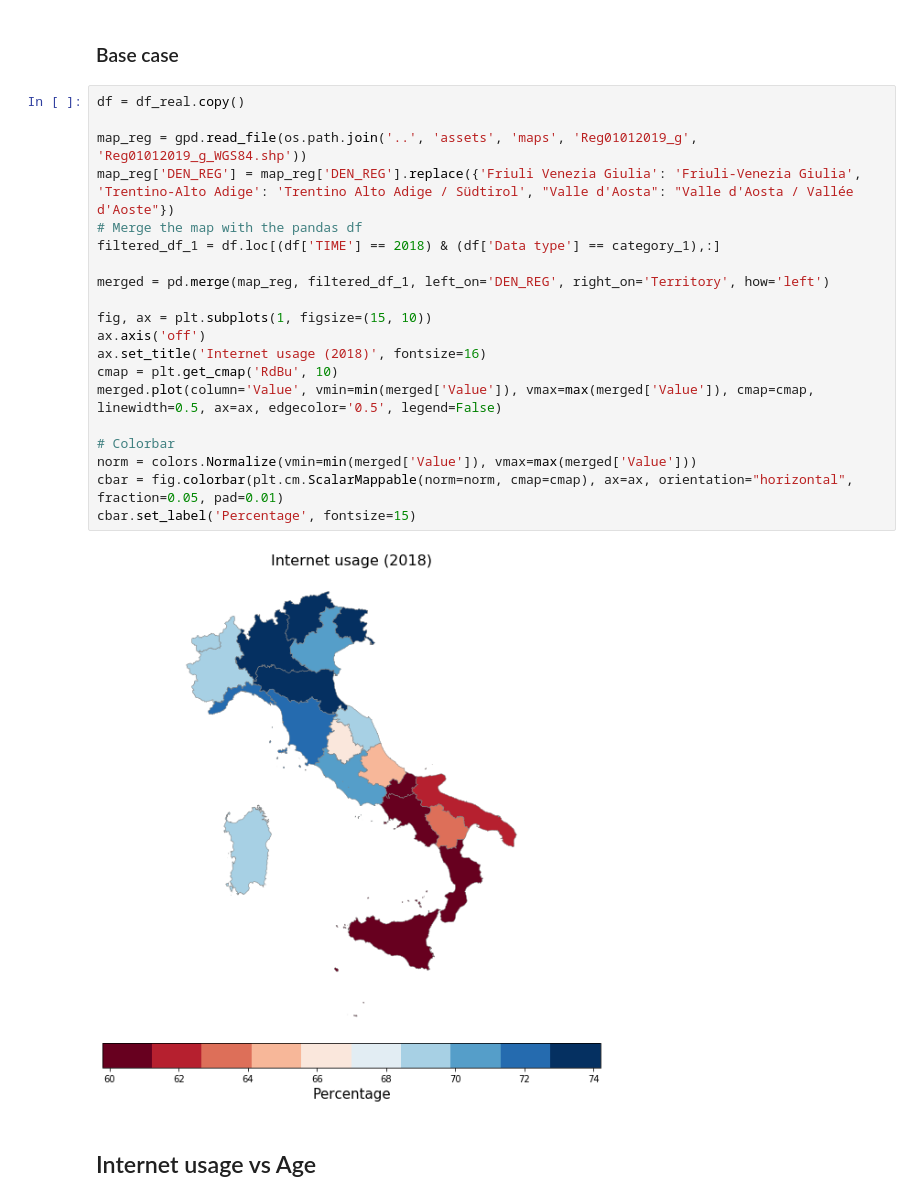
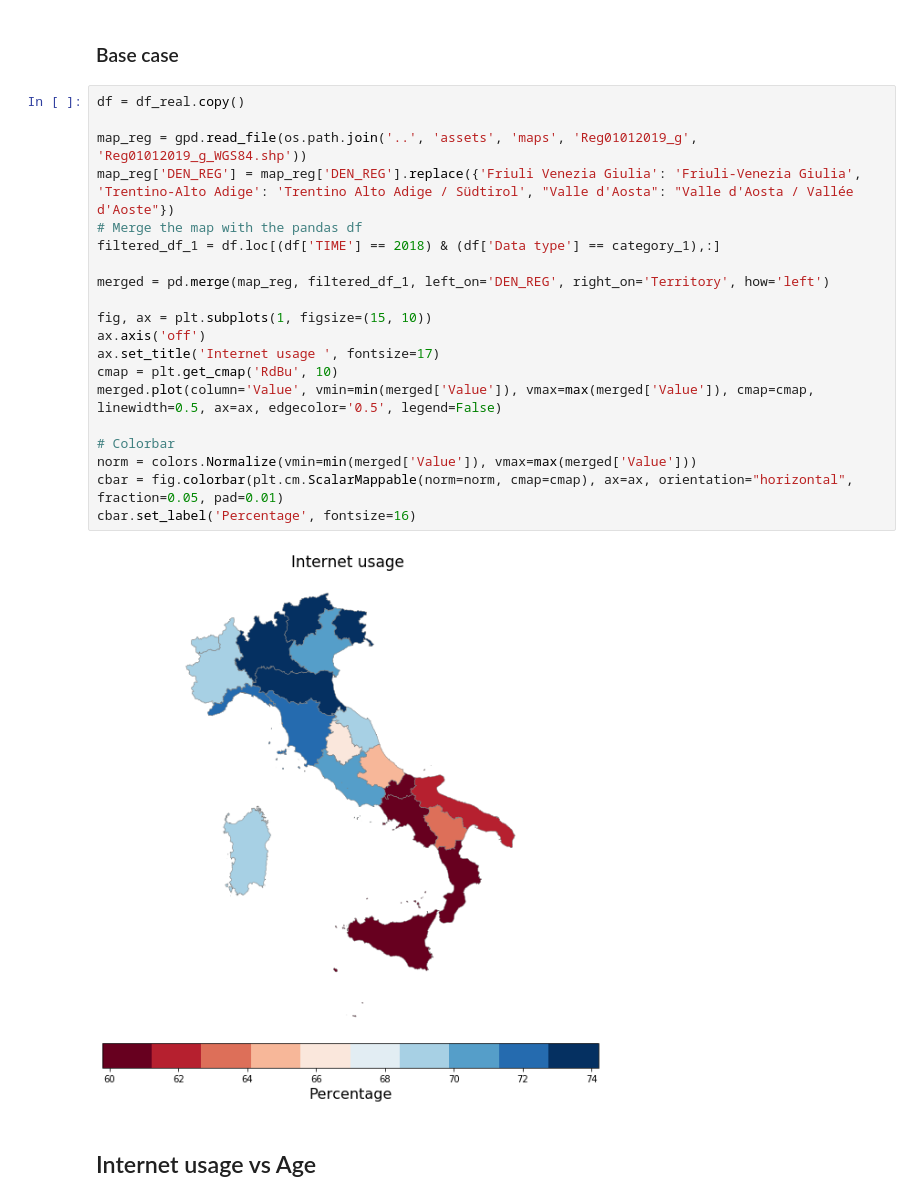
Before and after one commit to mett29/DataViz, a Jupyter notebook: surprise_maps/surprise_map_internet_usage.ipynb, the cells around one changed output. Saved outputs shown, nothing was run; the diff lists cells and outputs as text.

```diff
--- a/surprise_maps/surprise_map_internet_usage.ipynb
+++ b/surprise_maps/surprise_map_internet_usage.ipynb
@@ -31,25 +31,25 @@ category_1 = 'usano Internet'
 # %%
 df = df_real.copy()
 
 map_reg = gpd.read_file(os.path.join('..', 'assets', 'maps', 'Reg01012019_g', 'Reg01012019_g_WGS84.shp'))
 map_reg['DEN_REG'] = map_reg['DEN_REG'].replace({'Friuli Venezia Giulia': 'Friuli-Venezia Giulia', 'Trentino-Alto Adige': 'Trentino Alto Adige / Südtirol', "Valle d'Aosta": "Valle d'Aosta / Vallée d'Aoste"})
 # Merge the map with the pandas df
 filtered_df_1 = df.loc[(df['TIME'] == 2018) & (df['Data type'] == category_1),:]
 
 merged = pd.merge(map_reg, filtered_df_1, left_on='DEN_REG', right_on='Territory', how='left')
 
 fig, ax = plt.subplots(1, figsize=(15, 10))
 ax.axis('off')
-ax.set_title('Internet usage (2018)', fontsize=16)
+ax.set_title('Internet usage ', fontsize=17)
 cmap = plt.get_cmap('RdBu', 10)
 merged.plot(column='Value', vmin=min(merged['Value']), vmax=max(merged['Value']), cmap=cmap, linewidth=0.5, ax=ax, edgecolor='0.5', legend=False)
 
 # Colorbar
 norm = colors.Normalize(vmin=min(merged['Value']), vmax=max(merged['Value']))
 cbar = fig.colorbar(plt.cm.ScalarMappable(norm=norm, cmap=cmap), ax=ax, orientation="horizontal", fraction=0.05, pad=0.01)
-cbar.set_label('Percentage', fontsize=15)
+cbar.set_label('Percentage', fontsize=16)
 # %% [output]
-[figure, old version]
+[figure, new version]
 # %% [markdown]
 ## Internet usage vs Age
 # %% [markdown]
```
Also changed, not shown: parts of 2 cells of this notebook, 3 other files.
